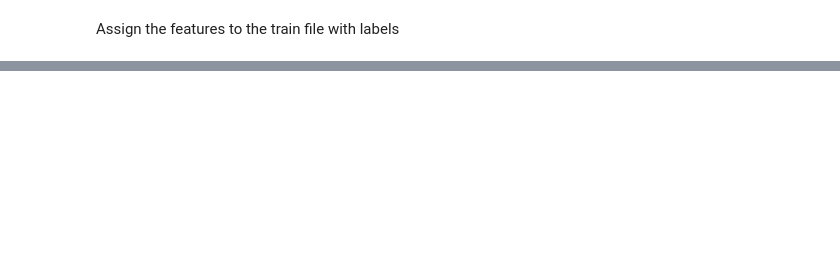
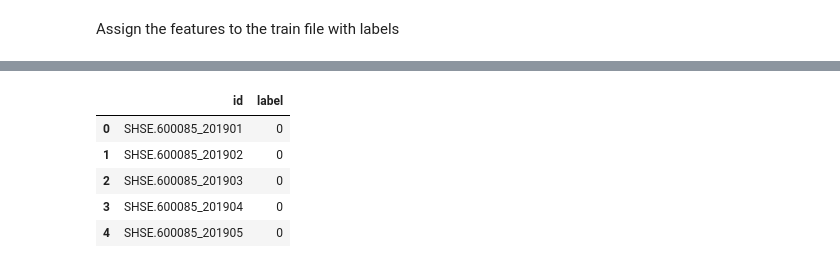
Before and after one commit to KennethWYLee/python_trade, a Jupyter notebook: talib.ipynb, the cells around one changed output, grey strips where cells are left out. Cells and saved outputs as stored; diff of their text form; code cells hidden in the pictures; blank space fills up the shorter version.

```diff
--- a/talib.ipynb
+++ b/talib.ipynb
@@ -200,0 +223,11 @@ pd.DataFrame(temp).to_excel("train_output.xlsx", index=False)
+# %%
+testset = pd.read_excel("sampleSubmission.xlsx")
+# %%
+testset.head()
+# %% [output]
+|  | id | label |
+| 0 | SHSE.600085_201901 | 0 |
+| 1 | SHSE.600085_201902 | 0 |
+| 2 | SHSE.600085_201903 | 0 |
+| 3 | SHSE.600085_201904 | 0 |
+| 4 | SHSE.600085_201905 | 0 |
```
Also changed, not shown: parts of 11 cells of this notebook, 5 other files.
